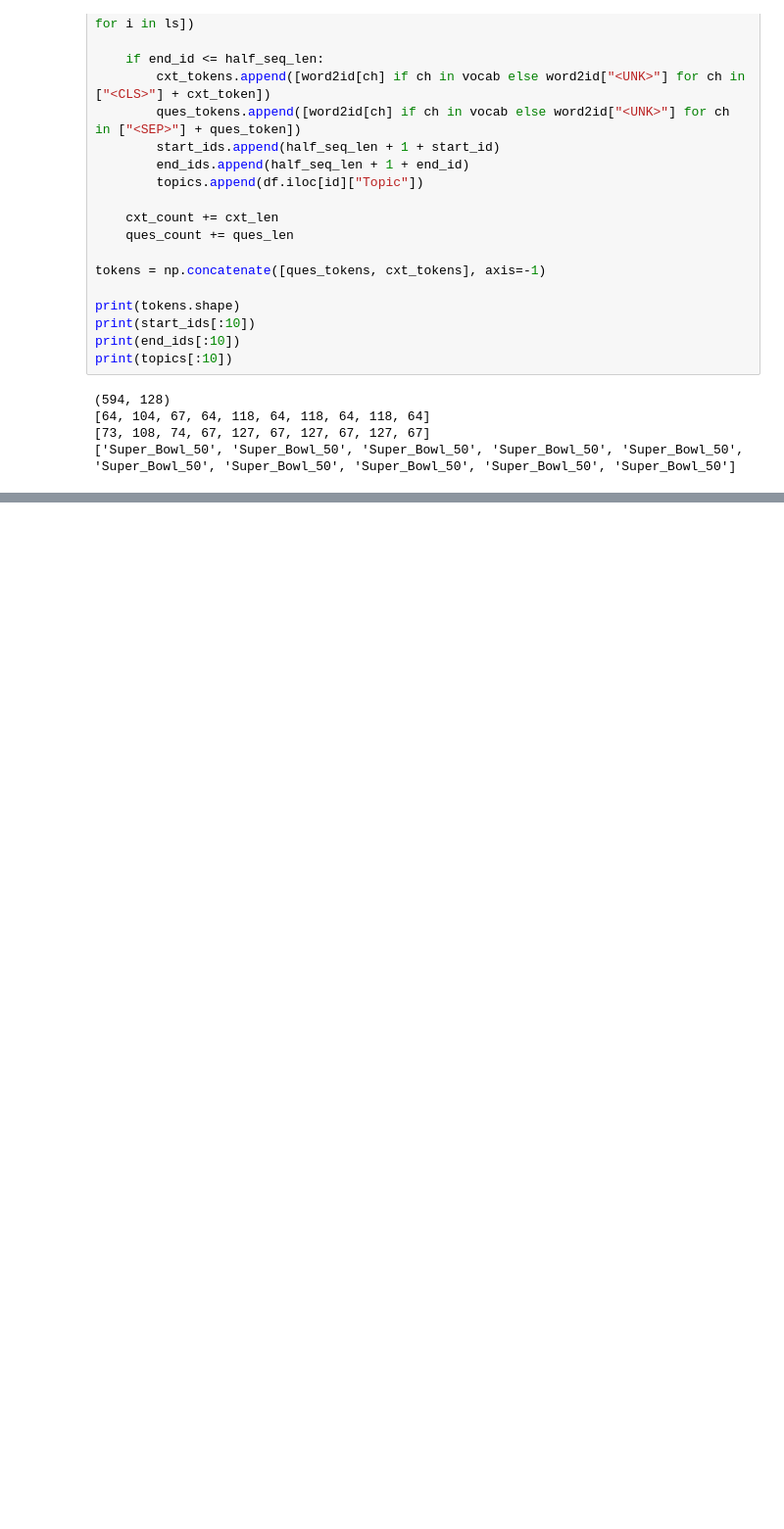
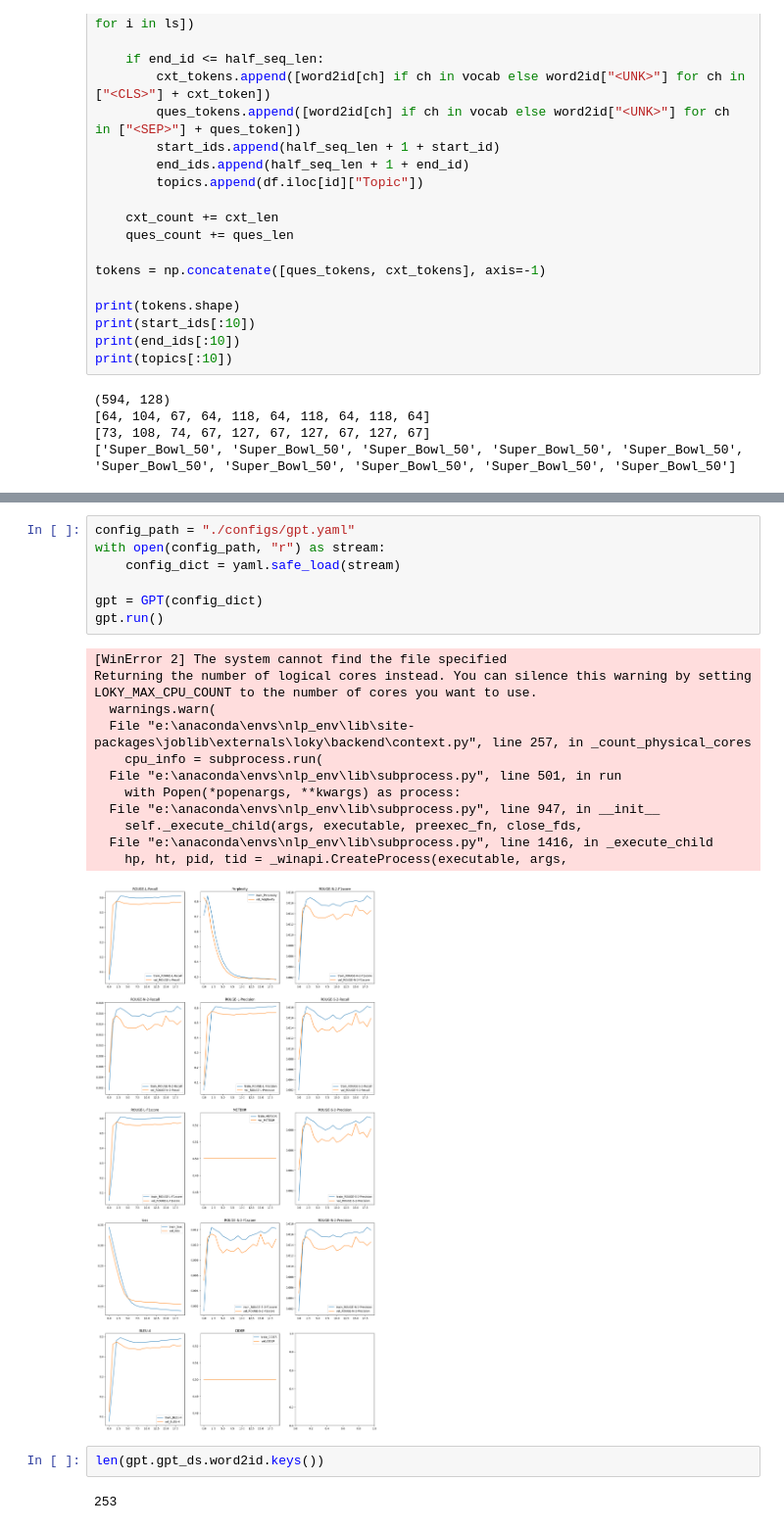
Before and after one commit to shanmukh05/scratch_nlp, a Jupyter notebook: Experiments.ipynb, the cells around one changed output, grey strips where cells are left out. Shown: that part at 98% size. Drawn from its saved outputs; the diff is of its cells as text; blank space fills up the shorter version.

```diff
--- a/Experiments.ipynb
+++ b/Experiments.ipynb
@@ -2389,0 +2413,24 @@ print(topics[:10])
+# %%
+config_path = "./configs/gpt.yaml"
+with open(config_path, "r") as stream:
+    config_dict = yaml.safe_load(stream)
+
+gpt = GPT(config_dict)
+gpt.run()
+# %% [output]
+[WinError 2] The system cannot find the file specified
+Returning the number of logical cores instead. You can silence this warning by setting LOKY_MAX_CPU_COUNT to the number of cores you want to use.
+  warnings.warn(
+  File "e:\anaconda\envs\nlp_env\lib\site-packages\joblib\externals\loky\backend\context.py", line 257, in _count_physical_cores
+    cpu_info = subprocess.run(
+  File "e:\anaconda\envs\nlp_env\lib\subprocess.py", line 501, in run
+    with Popen(*popenargs, **kwargs) as process:
+  File "e:\anaconda\envs\nlp_env\lib\subprocess.py", line 947, in __init__
+    self._execute_child(args, executable, preexec_fn, close_fds,
+  File "e:\anaconda\envs\nlp_env\lib\subprocess.py", line 1416, in _execute_child
+    hp, ht, pid, tid = _winapi.CreateProcess(executable, args,
+[figure, added]
+# %%
+len(gpt.gpt_ds.word2id.keys())
+# %% [output]
+253
```
Also changed, not shown: parts of 8 cells of this notebook, 7 other files.
